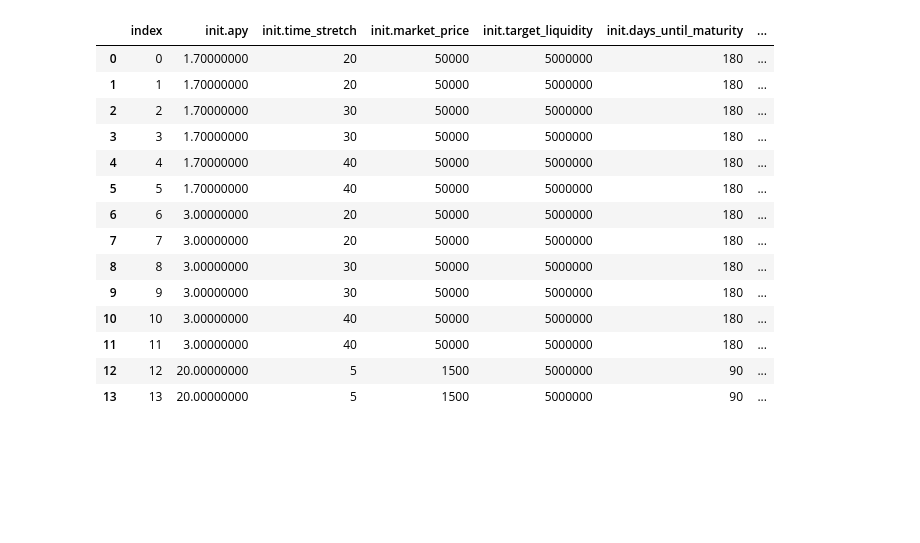
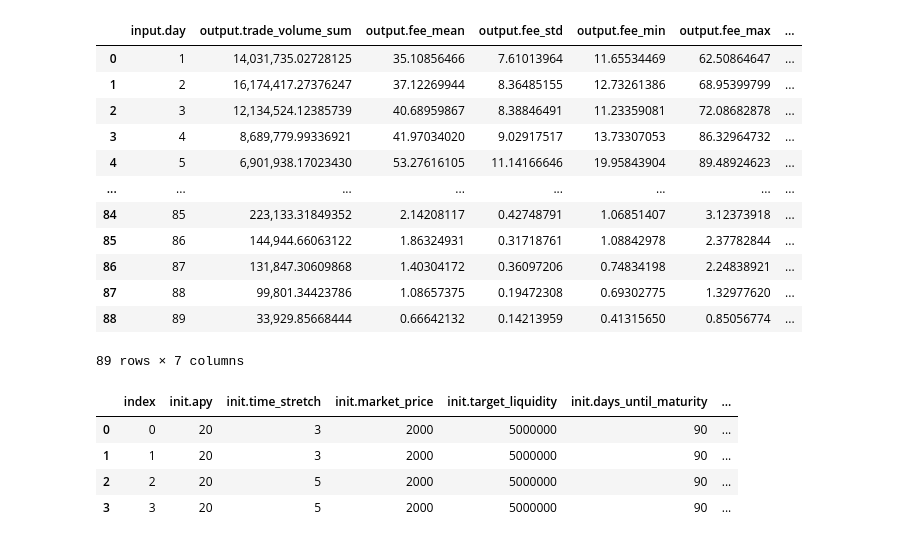
Before and after one commit to delvtech/agent0, a Jupyter notebook: fyt-fee-analysis.ipynb, the cells around one changed output. Cells and saved outputs as stored; diff of their text form; code cells hidden in the pictures; blank space fills up the shorter version.

```diff
--- a/fyt-fee-analysis.ipynb
+++ b/fyt-fee-analysis.ipynb
@@ -262,26 +219,32 @@ for _df in dfs:
+# %%
+df_fees_volume
+# %% [output]
+|  | input.day | output.trade_volume_sum | output.fee_mean | output.fee_std | output.fee_min | output.fee_max | ... |
+| 0 | 1 | 14,031,735.02728125 | 35.10856466 | 7.61013964 | 11.65534469 | 62.50864647 | ... |
+| 1 | 2 | 16,174,417.27376247 | 37.12269944 | 8.36485155 | 12.73261386 | 68.95399799 | ... |
+| 2 | 3 | 12,134,524.12385739 | 40.68959867 | 8.38846491 | 11.23359081 | 72.08682878 | ... |
+| 3 | 4 | 8,689,779.99336921 | 41.97034020 | 9.02917517 | 13.73307053 | 86.32964732 | ... |
+| 4 | 5 | 6,901,938.17023430 | 53.27616105 | 11.14166646 | 19.95843904 | 89.48924623 | ... |
+| ... | ... | ... | ... | ... | ... | ... | ... |
+| 84 | 85 | 223,133.31849352 | 2.14208117 | 0.42748791 | 1.06851407 | 3.12373918 | ... |
+| 85 | 86 | 144,944.66063122 | 1.86324931 | 0.31718761 | 1.08842978 | 2.37782844 | ... |
+| 86 | 87 | 131,847.30609868 | 1.40304172 | 0.36097206 | 0.74834198 | 2.24838921 | ... |
+| 87 | 88 | 99,801.34423786 | 1.08657375 | 0.19472308 | 0.69302775 | 1.32977620 | ... |
+| 88 | 89 | 33,929.85668444 | 0.66642132 | 0.14213959 | 0.41315650 | 0.85056774 | ... |
+89 rows × 7 columns
 # %%
 pd.options.display.float_format = '{:,.8f}'.format
-df_fees_agg = df.groupby(['init.apy','init.percent_fee','init.time_stretch','init.market_price','init.target_liquidity','init.days_until_maturity','init.target_daily_volume']).agg({'output.fee':['count','sum'],'output.trade_volume':['mean','sum'],'output.slippage':['mean'],'input.amount_specified':['mean']})
+df_fees_agg = df.groupby(['init.apy','init.percent_fee','init.time_stretch','init.market_price','init.target_liquidity','init.days_until_maturity','init.target_daily_volume']).agg({'output.fee':['count','sum'],'output.trade_volume':['sum'],'output.slippage':['mean'],'input.amount_specified':['mean']})
 df_fees_agg.columns = ['_'.join(col).strip() for col in df_fees_agg.columns.values]
 df_fees_agg = df_fees_agg.reset_index()
 df_fees_agg['init.percent_fee'] = df_fees_agg['init.percent_fee'].round(2)
 df_fees_agg['output.mean_daily_volume'] = df_fees_agg['output.trade_volume_sum']/df_fees_agg['init.days_until_maturity']
 df_fees_agg['output.apr'] = (df_fees_agg['output.fee_sum']/df_fees_agg['init.target_liquidity']) * (365/df_fees_agg['init.days_until_maturity'])*100
 df_fees_agg = df_fees_agg.drop(columns=['input.amount_specified_mean','init.percent_fee']).reset_index()
 df_fees_agg
 # %% [output]
 |  | index | init.apy | init.time_stretch | init.market_price | init.target_liquidity | init.days_until_maturity | ... |
-| 0 | 0 | 1.70000000 | 20 | 50000 | 5000000 | 180 | ... |
-| 1 | 1 | 1.70000000 | 20 | 50000 | 5000000 | 180 | ... |
-| 2 | 2 | 1.70000000 | 30 | 50000 | 5000000 | 180 | ... |
-| 3 | 3 | 1.70000000 | 30 | 50000 | 5000000 | 180 | ... |
-| 4 | 4 | 1.70000000 | 40 | 50000 | 5000000 | 180 | ... |
-| 5 | 5 | 1.70000000 | 40 | 50000 | 5000000 | 180 | ... |
-| 6 | 6 | 3.00000000 | 20 | 50000 | 5000000 | 180 | ... |
-| 7 | 7 | 3.00000000 | 20 | 50000 | 5000000 | 180 | ... |
-| 8 | 8 | 3.00000000 | 30 | 50000 | 5000000 | 180 | ... |
-| 9 | 9 | 3.00000000 | 30 | 50000 | 5000000 | 180 | ... |
-| 10 | 10 | 3.00000000 | 40 | 50000 | 5000000 | 180 | ... |
-| 11 | 11 | 3.00000000 | 40 | 50000 | 5000000 | 180 | ... |
-| 12 | 12 | 20.00000000 | 5 | 1500 | 5000000 | 90 | ... |
-| 13 | 13 | 20.00000000 | 5 | 1500 | 5000000 | 90 | ... |
+| 0 | 0 | 20 | 3 | 2000 | 5000000 | 90 | ... |
+| 1 | 1 | 20 | 3 | 2000 | 5000000 | 90 | ... |
+| 2 | 2 | 20 | 5 | 2000 | 5000000 | 90 | ... |
+| 3 | 3 | 20 | 5 | 2000 | 5000000 | 90 | ... |
```
Also changed, not shown: parts of 6 cells of this notebook, 1 other file.
